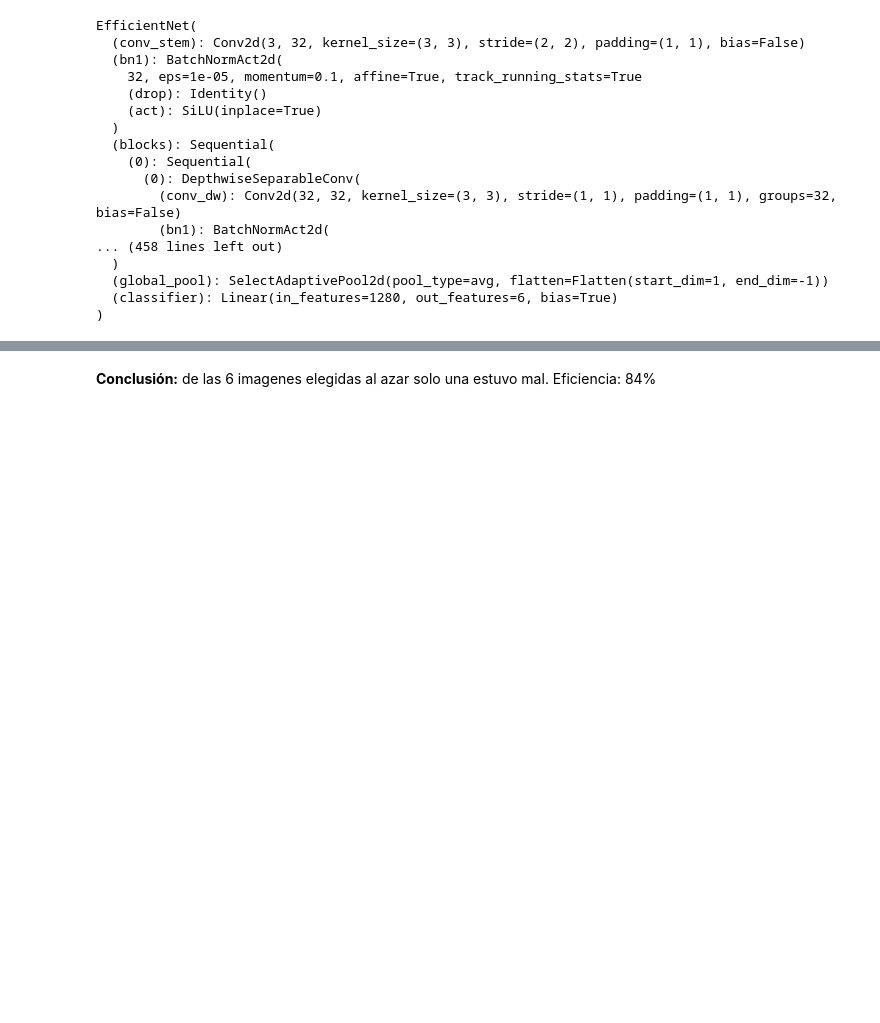
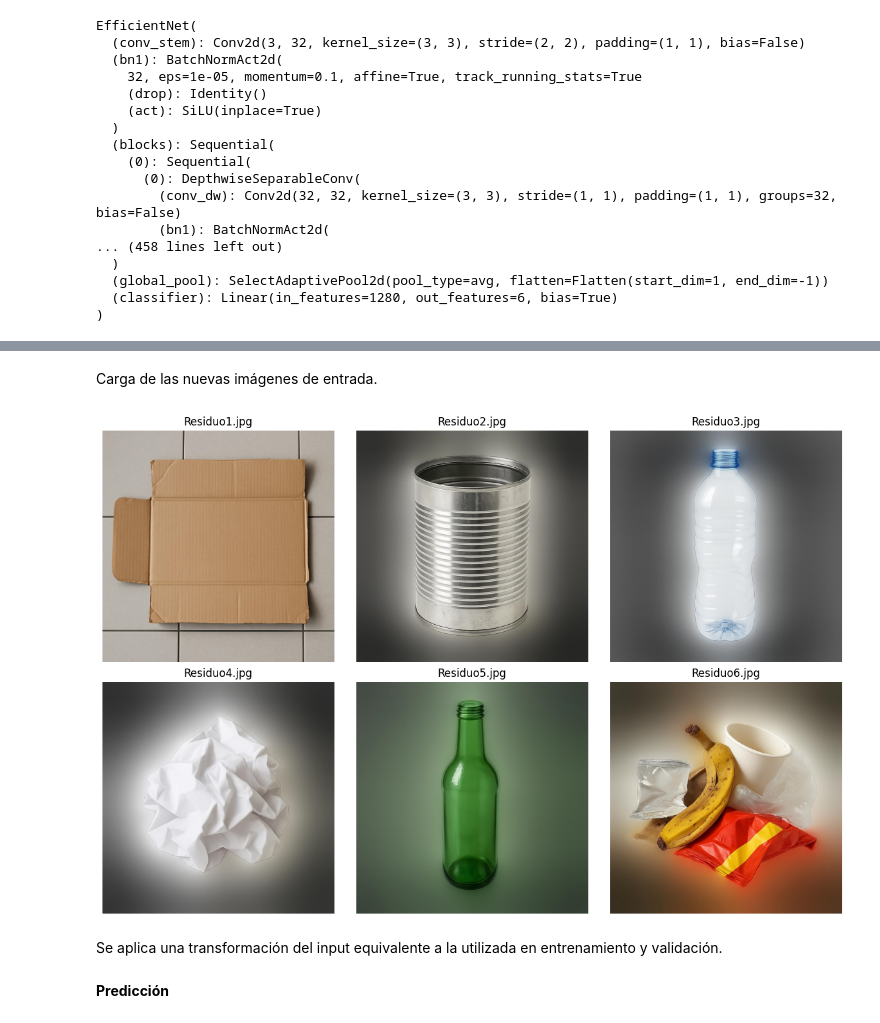
Before and after one commit to gonzafernan/ceia-vpc2, a Jupyter notebook: 04-trashnet-prediction.ipynb, the cells around one changed output, grey strips where cells are left out. Drawn from its saved outputs; the diff is of its cells as text; code cells hidden in the pictures; blank space fills up the shorter version.

```diff
--- a/04-trashnet-prediction.ipynb
+++ b/04-trashnet-prediction.ipynb
@@ -133,2 +79,23 @@ predict_one_image_per_class(dataset_path, model, class_names, device)
-# %% [markdown]
-**Conclusión:** de las 6 imagenes elegidas al azar solo una estuvo mal. Eficiencia: 84%
+# %% [markdown]
+Carga de las nuevas imágenes de entrada.
+# %%
+INPUT_PATH = "input/"
+image_paths = [
+    "Residuo1.jpg", "Residuo2.jpg", "Residuo3.jpg",
+    "Residuo4.jpg", "Residuo5.jpg", "Residuo6.jpg"
+]
+
+plt.figure(figsize=(12, 8))
+for i, image_name in enumerate(image_paths):
+    img = Image.open(os.path.join(INPUT_PATH, image_name))
+    plt.subplot(2, 3, i + 1)
+    plt.imshow(img)
+    plt.title(image_name)
+    plt.axis("off")
+
+plt.tight_layout()
+plt.show()
+# %% [output]
+[figure, added]
+# %% [markdown]
+Se aplica una transformación del input equivalente a la utilizada en entrenamiento y validación.
@@ -134,0 +110,2 @@ predict_one_image_per_class(dataset_path, model, class_names, device)
+# %% [markdown]
+**Predicción**
```
Also changed, not shown: parts of 14 cells of this notebook, 7 other files.
